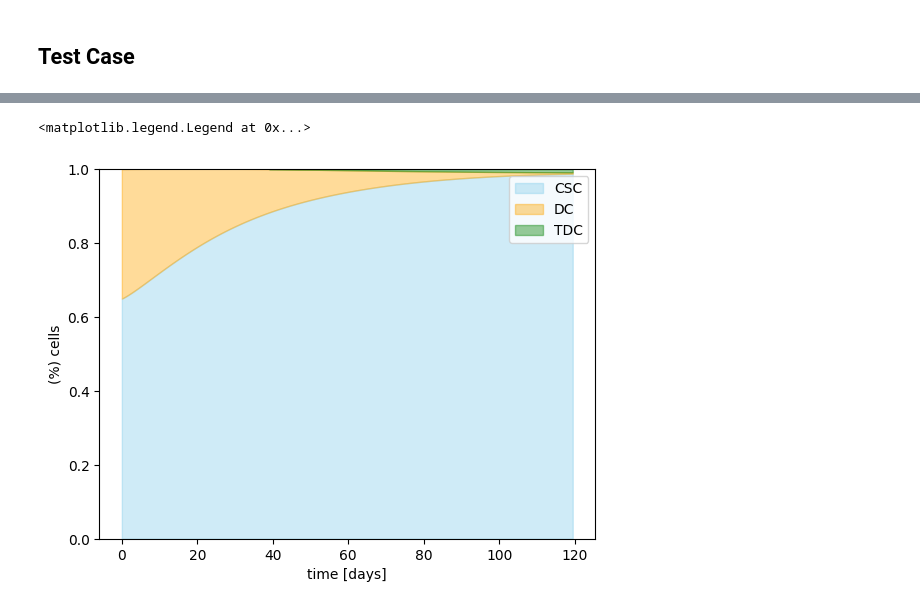
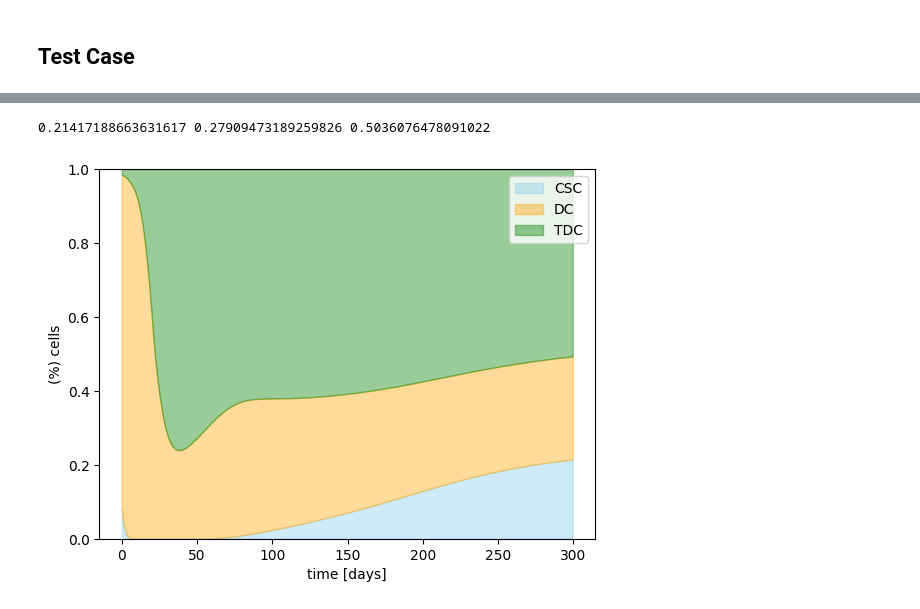
Before and after one commit to saragazzoni/Master_Thesis, a Jupyter notebook: Model2D/main.ipynb, the cells around one changed output, grey strips where cells are left out. Drawn from its saved outputs; the diff is of its cells as text; code cells hidden in the pictures.

```diff
--- a/Model2D/main.ipynb
+++ b/Model2D/main.ipynb
@@ -54,7 +55,12 @@ iter=2: norm=0.000524956
 Solving linear variational problem.
 # %%
-path_sol = "solutions/V1e5_ref20_sigma01_T120"
+path_sol = "solutions/m01e-3_T300_mesh10"
 mass = np.load(path_sol + '/mass.npy')
 plt.plot(mass)
+# path_sol2 = "solutions/prova_T100"
+# mass2 = np.load(path_sol2 + '/mass.npy')
+# plt.plot(mass2)
+
+# plt.xlim([0,40])
 # %% [output]
 [<matplotlib.lines.Line2D at 0x...>]
@@ -74,18 +78,19 @@ plt.plot(ctot)
 # %%
 csc = np.load(path_sol + '/csc_mass.npy')
 dc = np.load(path_sol + '/dc_mass.npy')
 tdc = np.load(path_sol + '/tdc_mass.npy')
 #plt.plot(time01,csc)
 #plt.plot(time01,csc+dc)
-time=np.arange(0,120,0.5)
+time=np.arange(0,300,0.5)
 plt.fill_between(time, csc, color='skyblue', alpha=0.4)
 plt.fill_between(time, csc+dc, csc, where=(csc+dc > csc), color='orange', alpha=0.4)
 plt.fill_between(time, 1, csc+dc, where=(1 > csc+dc), color='green', alpha=0.4)
 plt.ylim([0,1])
 #plt.xlim([0,150])
 plt.ylabel('(%) cells')
 plt.xlabel('time [days]')
 plt.legend(['CSC','DC','TDC'])
+print(csc[-1],dc[-1],tdc[-1])
 # %% [output]
-<matplotlib.legend.Legend at 0x...>
+0.21417188663631617 0.27909473189259826 0.5036076478091022
-[figure, old version]
+[figure, new version]
```
Also changed, not shown: parts of 4 cells of this notebook, 4 other files.
